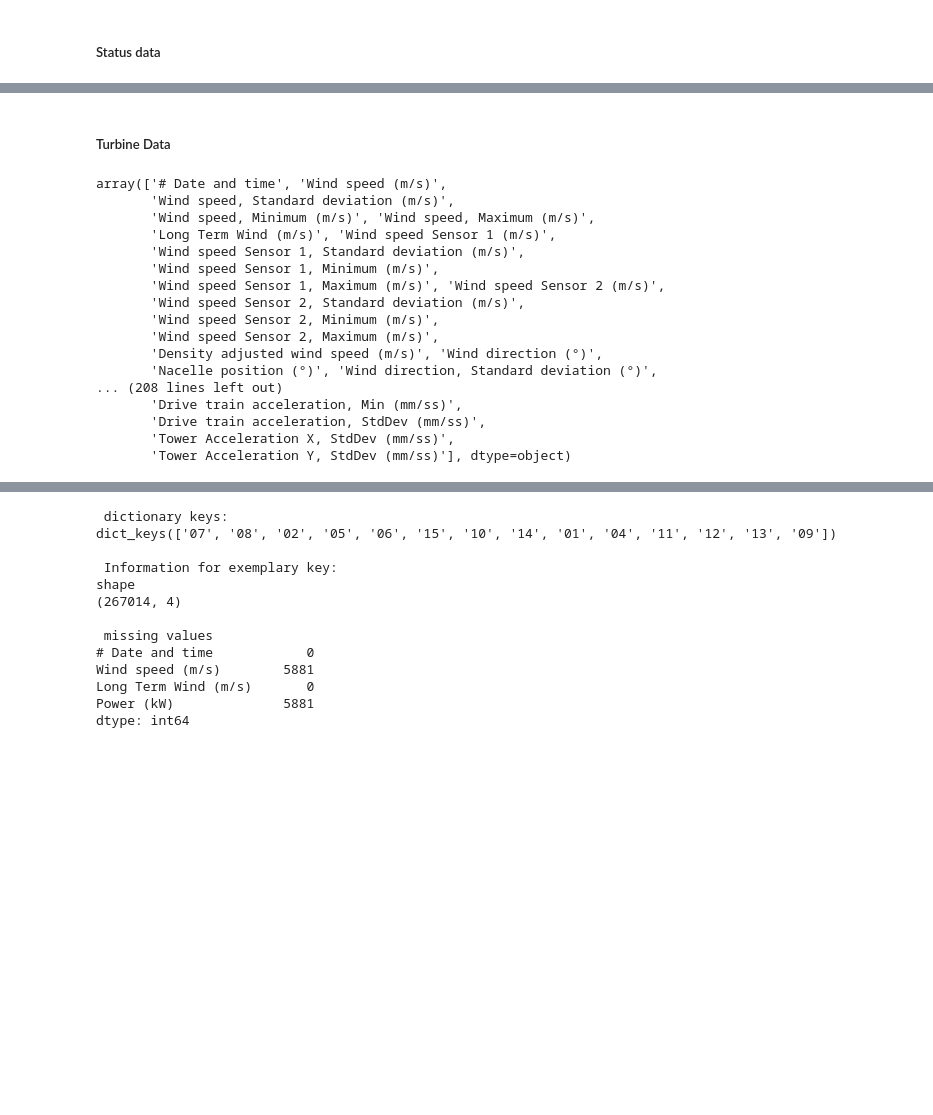
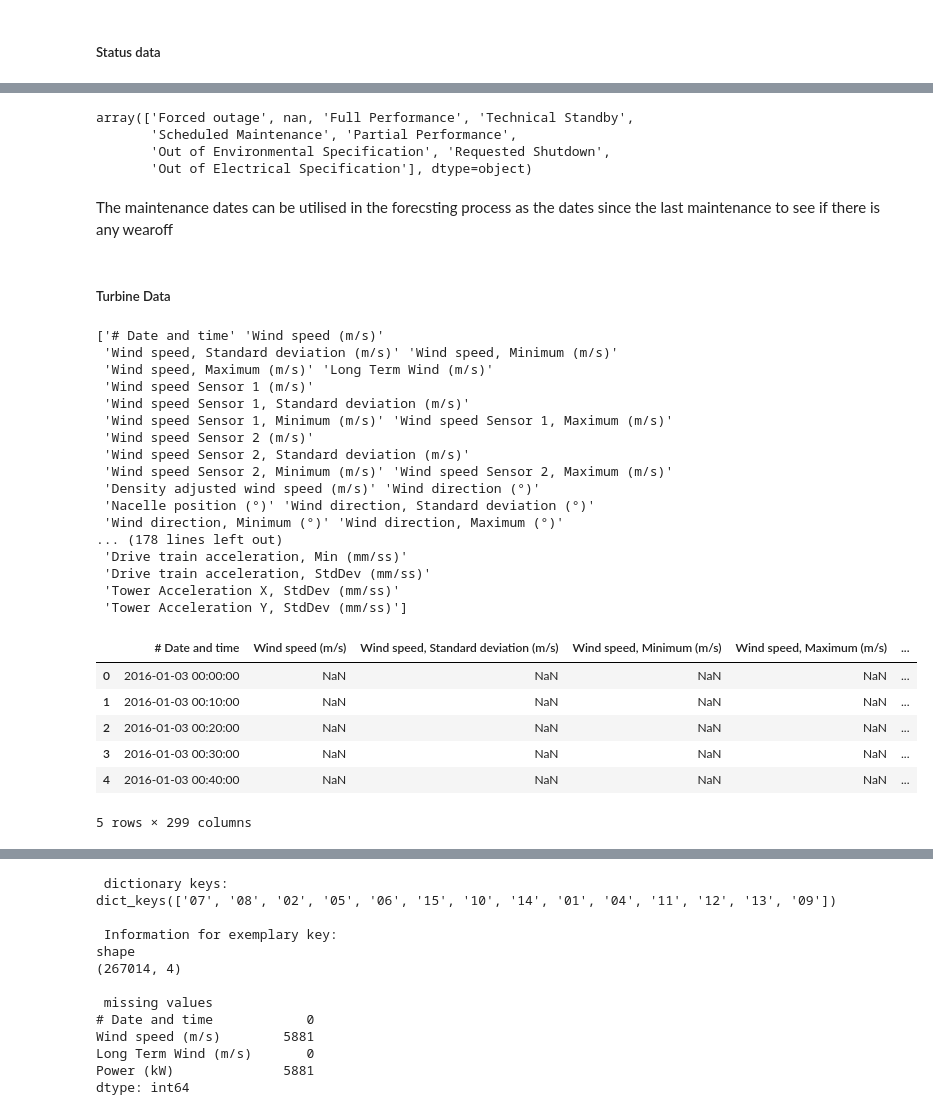
Before and after one commit to janbesler/Masterarbeit, a Jupyter notebook: src/0_Data_Pipeline.ipynb, the cells around one changed output, grey strips where cells are left out. Cells and saved outputs as stored; diff of their text form; code cells hidden in the pictures; blank space fills up the shorter version.

```diff
--- a/src/0_Data_Pipeline.ipynb
+++ b/src/0_Data_Pipeline.ipynb
@@ -53,25 +50,41 @@ Status data is not relevant to this thesis !
+# %%
+turbine_status['IEC category'].unique()
+# %% [output]
+array(['Forced outage', nan, 'Full Performance', 'Technical Standby',
+       'Scheduled Maintenance', 'Partial Performance',
+       'Out of Environmental Specification', 'Requested Shutdown',
+       'Out of Electrical Specification'], dtype=object)
+# %% [markdown]
+The maintenance dates can be utilised in the forecsting process as the dates since the last maintenance to see if there is any wearoff
 # %% [markdown]
 ##### Turbine Data
 # %%
-test = pd.read_csv('../data/Windturbinen/Kelmarsh/Turbine_Data_Kelmarsh_1_2016-01-03_-_2017-01-01_228.csv',
+test = pd.read_csv('../data/Wind/Kelmarsh/Turbine_Data_Kelmarsh_1_2016-01-03_-_2017-01-01_228.csv',
                              skiprows = 9)
 # %%
-test.columns.values
+print(test.columns.values)
 # %% [output]
-array(['# Date and time', 'Wind speed (m/s)',
-       'Wind speed, Standard deviation (m/s)',
-       'Wind speed, Minimum (m/s)', 'Wind speed, Maximum (m/s)',
-       'Long Term Wind (m/s)', 'Wind speed Sensor 1 (m/s)',
-       'Wind speed Sensor 1, Standard deviation (m/s)',
-       'Wind speed Sensor 1, Minimum (m/s)',
-       'Wind speed Sensor 1, Maximum (m/s)', 'Wind speed Sensor 2 (m/s)',
-       'Wind speed Sensor 2, Standard deviation (m/s)',
-       'Wind speed Sensor 2, Minimum (m/s)',
-       'Wind speed Sensor 2, Maximum (m/s)',
-       'Density adjusted wind speed (m/s)', 'Wind direction (°)',
-       'Nacelle position (°)', 'Wind direction, Standard deviation (°)',
-... (208 lines left out)
-       'Drive train acceleration, Min (mm/ss)',
-       'Drive train acceleration, StdDev (mm/ss)',
-       'Tower Acceleration X, StdDev (mm/ss)',
-       'Tower Acceleration Y, StdDev (mm/ss)'], dtype=object)
+['# Date and time' 'Wind speed (m/s)'
+ 'Wind speed, Standard deviation (m/s)' 'Wind speed, Minimum (m/s)'
+ 'Wind speed, Maximum (m/s)' 'Long Term Wind (m/s)'
+ 'Wind speed Sensor 1 (m/s)'
+ 'Wind speed Sensor 1, Standard deviation (m/s)'
+ 'Wind speed Sensor 1, Minimum (m/s)' 'Wind speed Sensor 1, Maximum (m/s)'
+ 'Wind speed Sensor 2 (m/s)'
+ 'Wind speed Sensor 2, Standard deviation (m/s)'
+ 'Wind speed Sensor 2, Minimum (m/s)' 'Wind speed Sensor 2, Maximum (m/s)'
+ 'Density adjusted wind speed (m/s)' 'Wind direction (°)'
+ 'Nacelle position (°)' 'Wind direction, Standard deviation (°)'
+ 'Wind direction, Minimum (°)' 'Wind direction, Maximum (°)'
+... (178 lines left out)
+ 'Drive train acceleration, Min (mm/ss)'
+ 'Drive train acceleration, StdDev (mm/ss)'
+ 'Tower Acceleration X, StdDev (mm/ss)'
+ 'Tower Acceleration Y, StdDev (mm/ss)']
+|  | # Date and time | Wind speed (m/s) | Wind speed, Standard deviation (m/s) | Wind speed, Minimum (m/s) | Wind speed, Maximum (m/s) | ... |
+| 0 | 2016-01-03 00:00:00 | NaN | NaN | NaN | NaN | ... |
+| 1 | 2016-01-03 00:10:00 | NaN | NaN | NaN | NaN | ... |
+| 2 | 2016-01-03 00:20:00 | NaN | NaN | NaN | NaN | ... |
+| 3 | 2016-01-03 00:30:00 | NaN | NaN | NaN | NaN | ... |
+| 4 | 2016-01-03 00:40:00 | NaN | NaN | NaN | NaN | ... |
+5 rows × 299 columns
```
Also changed, not shown: parts of 8 cells of this notebook, 3 other files.
